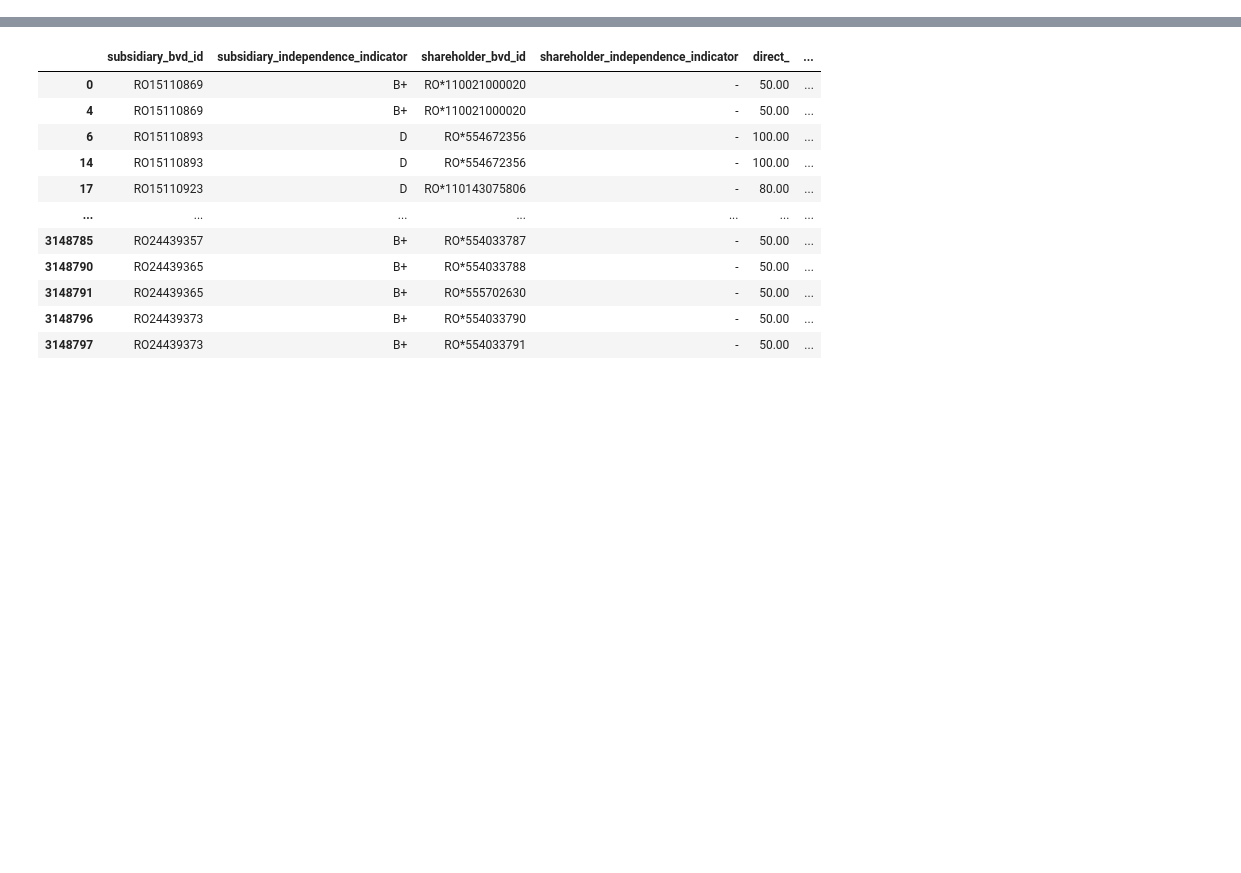
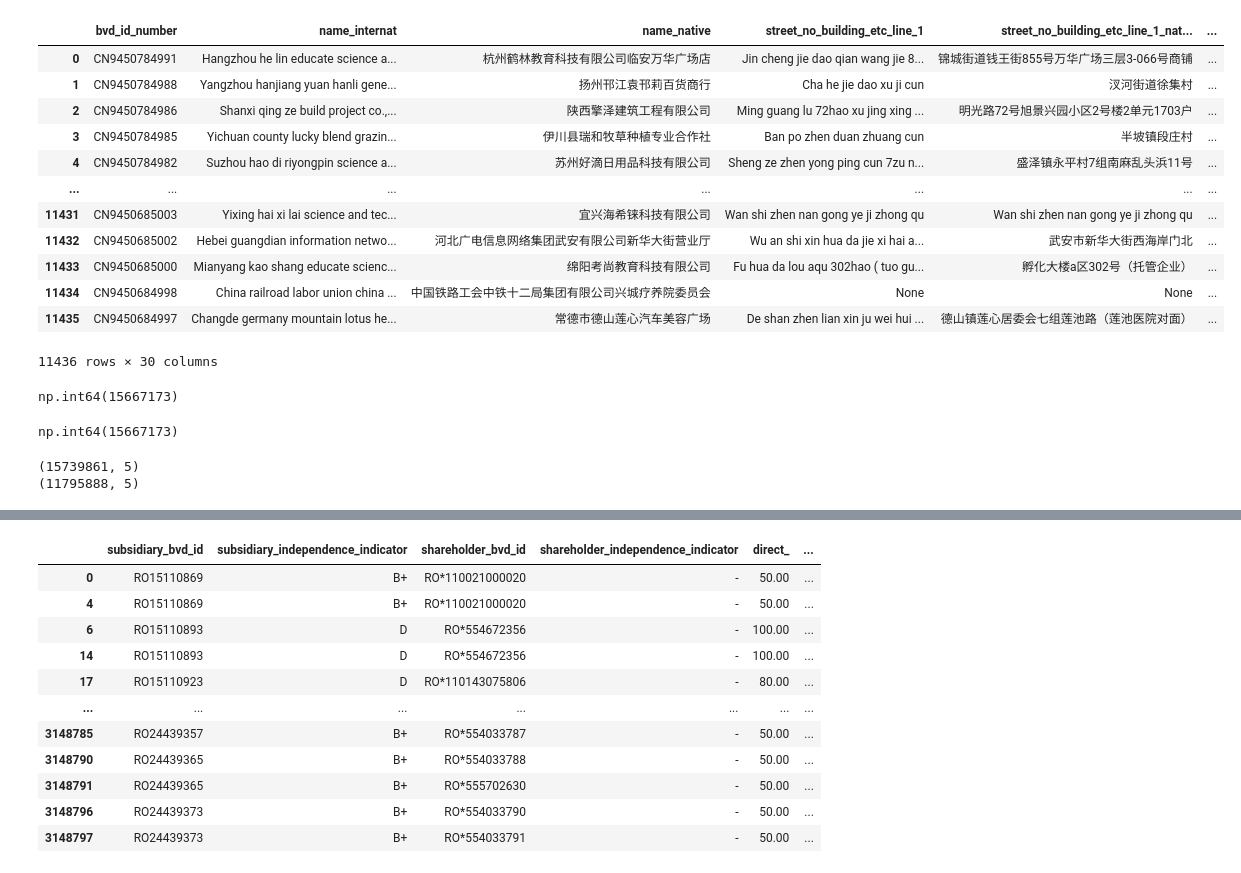
Before and after one commit to tommella90/DISEADE-data-moody-queries, a Jupyter notebook: queries/playground.ipynb, the cells around one changed output, grey strips where cells are left out. Drawn from its saved outputs; the diff is of its cells as text; code cells hidden in the pictures; blank space fills up the shorter version.

```diff
--- a/queries/playground.ipynb
+++ b/queries/playground.ipynb
@@ -9,0 +13,16 @@ contact_info = "..\\data_raw\\firmographics\\contact_info\\part-02360-54d921cc-a
+# %%
+df = pd.read_parquet(contact_info)
+# %% [output]
+|  | bvd_id_number | name_internat | name_native | street_no_building_etc_line_1 | street_no_building_etc_line_1_nat... | ... |
+| 0 | CN9450784991 | Hangzhou he lin educate science a... | 杭州鹤林教育科技有限公司临安万华广场店 | Jin cheng jie dao qian wang jie 8... | 锦城街道钱王街855号万华广场三层3-066号商铺 | ... |
+| 1 | CN9450784988 | Yangzhou hanjiang yuan hanli gene... | 扬州邗江袁邗莉百货商行 | Cha he jie dao xu ji cun | 汊河街道徐集村 | ... |
+| 2 | CN9450784986 | Shanxi qing ze build project co.,... | 陕西擎泽建筑工程有限公司 | Ming guang lu 72hao xu jing xing ... | 明光路72号旭景兴园小区2号楼2单元1703户 | ... |
+| 3 | CN9450784985 | Yichuan county lucky blend grazin... | 伊川县瑞和牧草种植专业合作社 | Ban po zhen duan zhuang cun | 半坡镇段庄村 | ... |
+| 4 | CN9450784982 | Suzhou hao di riyongpin science a... | 苏州好滴日用品科技有限公司 | Sheng ze zhen yong ping cun 7zu n... | 盛泽镇永平村7组南麻乱头浜11号 | ... |
+| ... | ... | ... | ... | ... | ... | ... |
+| 11431 | CN9450685003 | Yixing hai xi lai science and tec... | 宜兴海希铼科技有限公司 | Wan shi zhen nan gong ye ji zhong qu | Wan shi zhen nan gong ye ji zhong qu | ... |
+| 11432 | CN9450685002 | Hebei guangdian information netwo... | 河北广电信息网络集团武安有限公司新华大街营业厅 | Wu an shi xin hua da jie xi hai a... | 武安市新华大街西海岸门北 | ... |
+| 11433 | CN9450685000 | Mianyang kao shang educate scienc... | 绵阳考尚教育科技有限公司 | Fu hua da lou aqu 302hao ( tuo gu... | 孵化大楼a区302号（托管企业） | ... |
+| 11434 | CN9450684998 | China railroad labor union china ... | 中国铁路工会中铁十二局集团有限公司兴城疗养院委员会 | None | None | ... |
+| 11435 | CN9450684997 | Changde germany mountain lotus he... | 常德市德山莲心汽车美容广场 | De shan zhen lian xin ju wei hui ... | 德山镇莲心居委会七组莲池路（莲池医院对面） | ... |
+11436 rows × 30 columns
@@ -9,0 +172,18 @@ contact_info = "..\\data_raw\\firmographics\\contact_info\\part-02360-54d921cc-a
+# %%
+df.number_of_employees.isna().sum()
+# %% [output]
+np.int64(15667173)
+# %%
+df2.number_of_employees.isna().sum()
+# %% [output]
+np.int64(15667173)
+# %%
+# check duplicates
+print(df.shape)
+
+df_ = df.drop_duplicates()
+
+print(df_.shape)
+# %% [output]
+(15739861, 5)
+(11795888, 5)
```
Also changed, not shown: parts of 21 cells of this notebook, 28 other files.
